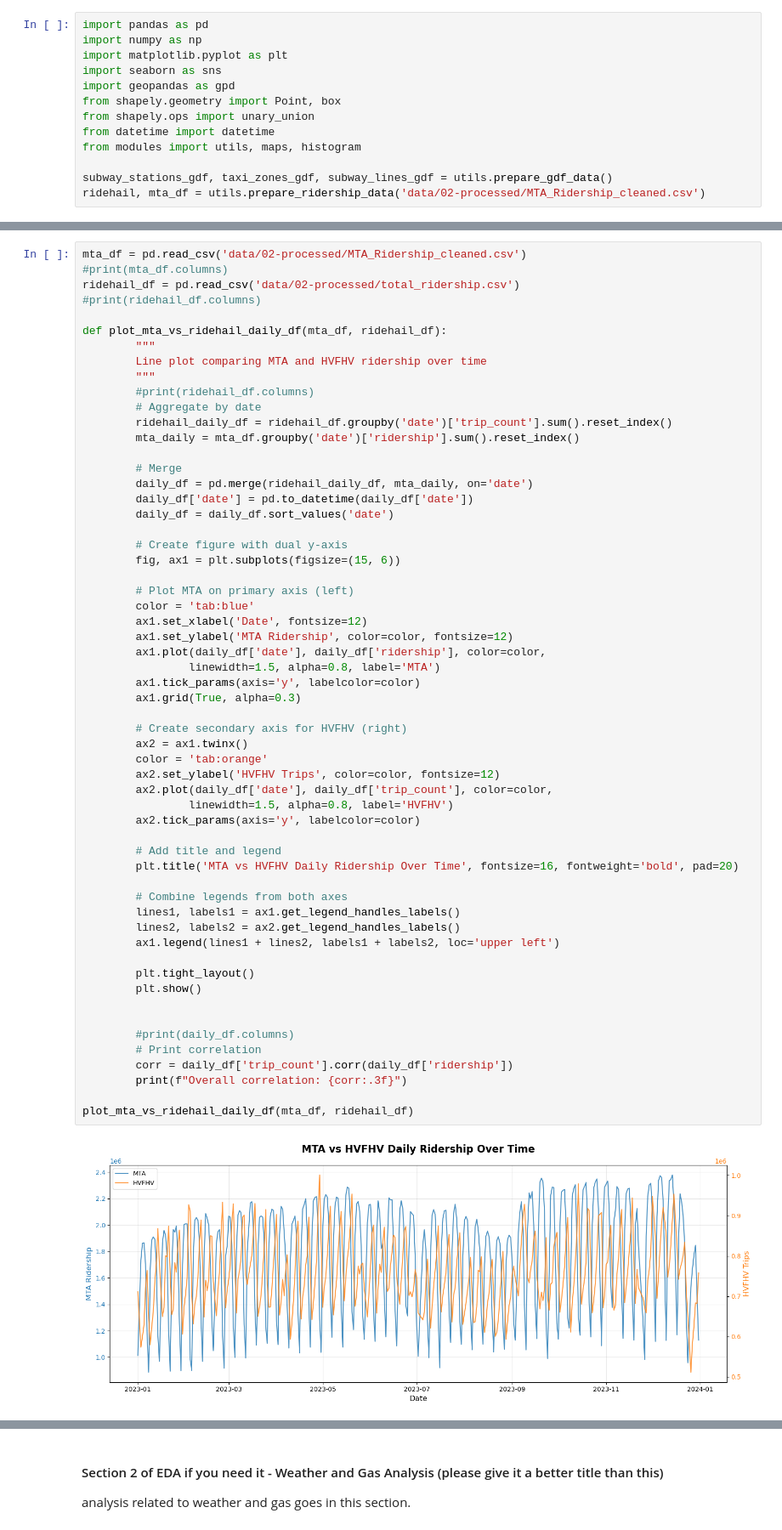
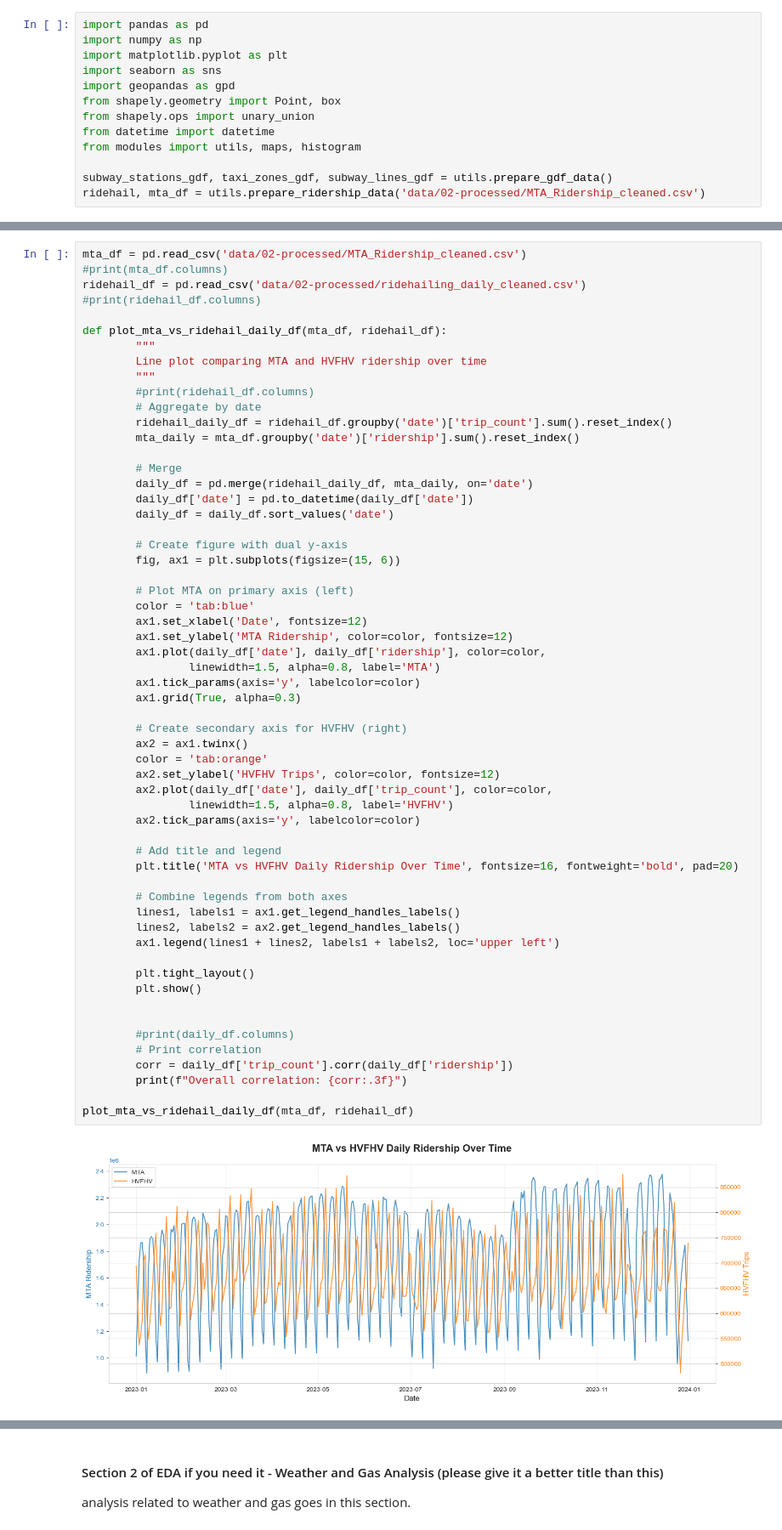
Before and after one commit to COGS108/Group063_WI26, a Jupyter notebook: 02-EDACheckpoint.ipynb, the cells around one changed output, grey strips where cells are left out. Shown at 85% size. Drawn from its saved outputs; the diff is of its cells as text.

```diff
--- a/02-EDACheckpoint.ipynb
+++ b/02-EDACheckpoint.ipynb
@@ -623,7 +788,7 @@ Index(['date', 'PULocationID', 'trip_count'], dtype='str')
 # %%
 mta_df = pd.read_csv('data/02-processed/MTA_Ridership_cleaned.csv')
 #print(mta_df.columns)
-ridehail_df = pd.read_csv('data/02-processed/total_ridership.csv')
+ridehail_df = pd.read_csv('data/02-processed/ridehailing_daily_cleaned.csv')
 #print(ridehail_df.columns)
 
 def plot_mta_vs_ridehail_daily_df(mta_df, ridehail_df):
@@ -652,31 +817,31 @@ def plot_mta_vs_ridehail_daily_df(mta_df, ridehail_df):
         ax1.tick_params(axis='y', labelcolor=color)
         ax1.grid(True, alpha=0.3)
 
         # Create secondary axis for HVFHV (right)
         ax2 = ax1.twinx()
         color = 'tab:orange'
         ax2.set_ylabel('HVFHV Trips', color=color, fontsize=12)
         ax2.plot(daily_df['date'], daily_df['trip_count'], color=color,
                 linewidth=1.5, alpha=0.8, label='HVFHV')
         ax2.tick_params(axis='y', labelcolor=color)
 
         # Add title and legend
         plt.title('MTA vs HVFHV Daily Ridership Over Time', fontsize=16, fontweight='bold', pad=20)
 
         # Combine legends from both axes
         lines1, labels1 = ax1.get_legend_handles_labels()
         lines2, labels2 = ax2.get_legend_handles_labels()
         ax1.legend(lines1 + lines2, labels1 + labels2, loc='upper left')
 
         plt.tight_layout()
         plt.show()
 
 
         #print(daily_df.columns)
         # Print correlation
         corr = daily_df['trip_count'].corr(daily_df['ridership'])
         print(f"Overall correlation: {corr:.3f}")
 
 plot_mta_vs_ridehail_daily_df(mta_df, ridehail_df)
 # %% [output]
-[figure, old version]
+[figure, new version]
```
Also changed, not shown: parts of 10 cells of this notebook, 2 other files.
